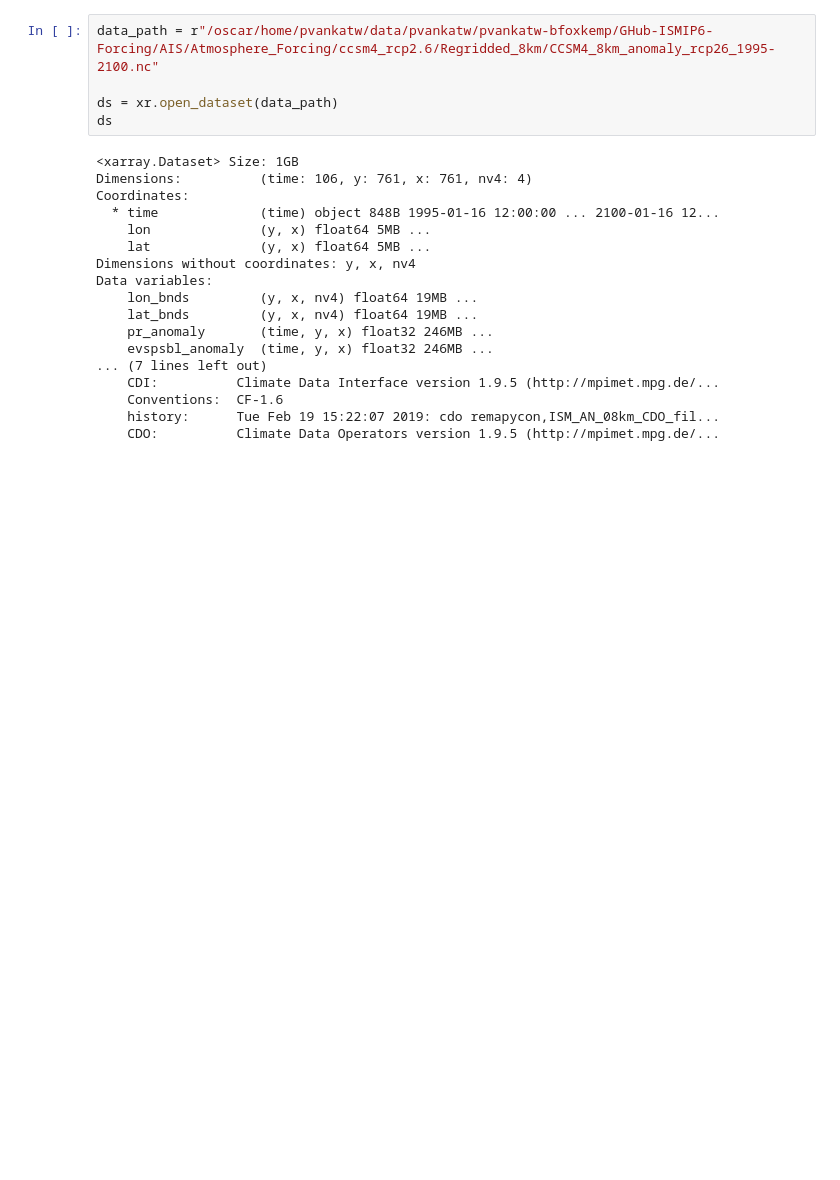
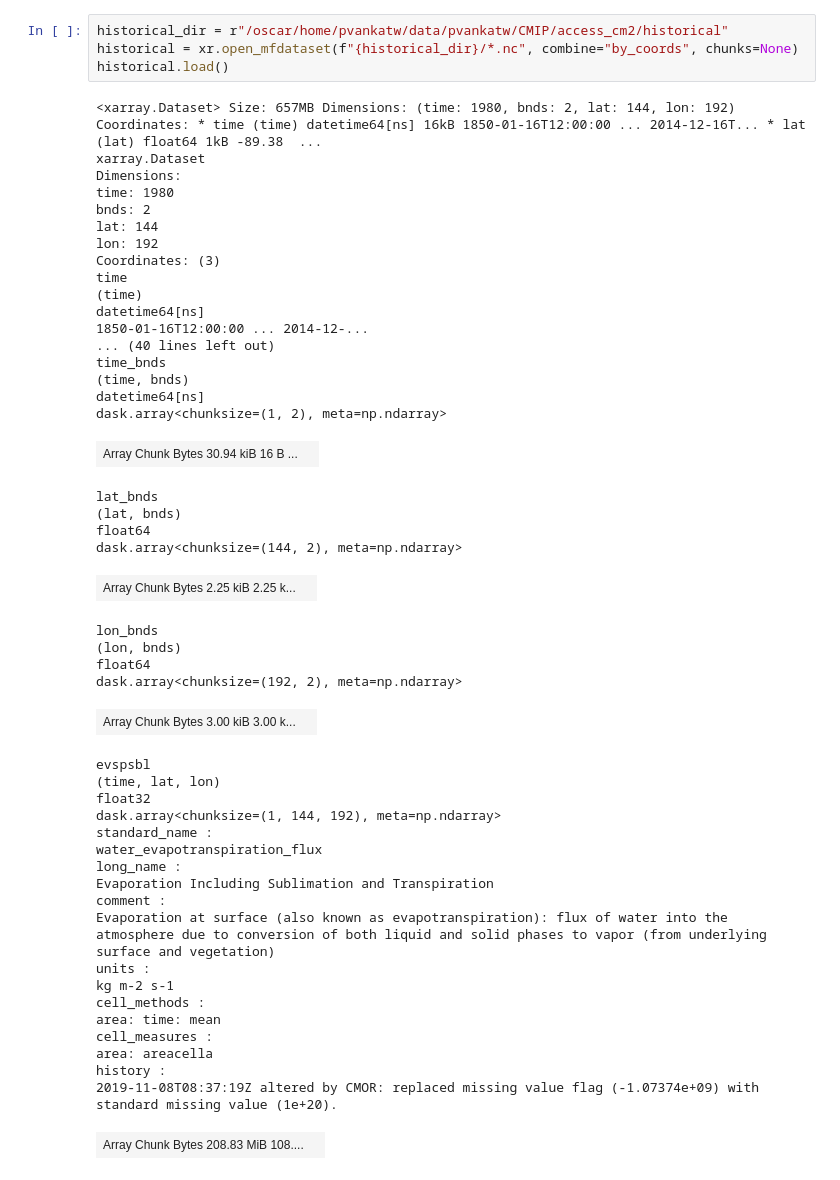
Before and after one commit to Brown-SciML/ise, a Jupyter notebook: main.ipynb, the cells around one changed output. Saved outputs shown, nothing was run; the diff lists cells and outputs as text; blank space fills up the shorter version.

Commit message:
after transitioning to CMIP directory

```diff
--- a/main.ipynb
+++ b/main.ipynb
@@ -127,23 +3,52 @@ ds_in_crns = ds_in.assign(lon_b=lon_corners, lat_b=lat_corners)
-# %%
-data_path = r"/oscar/home/pvankatw/data/pvankatw/pvankatw-bfoxkemp/GHub-ISMIP6-Forcing/AIS/Atmosphere_Forcing/ccsm4_rcp2.6/Regridded_8km/CCSM4_8km_anomaly_rcp26_1995-2100.nc"
-
-ds = xr.open_dataset(data_path)
-ds
-# %% [output]
-<xarray.Dataset> Size: 1GB
-Dimensions:          (time: 106, y: 761, x: 761, nv4: 4)
-Coordinates:
-  * time             (time) object 848B 1995-01-16 12:00:00 ... 2100-01-16 12...
-    lon              (y, x) float64 5MB ...
-    lat              (y, x) float64 5MB ...
-Dimensions without coordinates: y, x, nv4
-Data variables:
-    lon_bnds         (y, x, nv4) float64 19MB ...
-    lat_bnds         (y, x, nv4) float64 19MB ...
-    pr_anomaly       (time, y, x) float32 246MB ...
-    evspsbl_anomaly  (time, y, x) float32 246MB ...
-... (7 lines left out)
-    CDI:          Climate Data Interface version 1.9.5 (http://mpimet.mpg.de/...
-    Conventions:  CF-1.6
-    history:      Tue Feb 19 15:22:07 2019: cdo remapycon,ISM_AN_08km_CDO_fil...
-    CDO:          Climate Data Operators version 1.9.5 (http://mpimet.mpg.de/...
+# %%
+historical_dir = r"/oscar/home/pvankatw/data/pvankatw/CMIP/access_cm2/historical"
+historical = xr.open_mfdataset(f"{historical_dir}/*.nc", combine="by_coords", chunks=None)
+historical.load()
+# %% [output]
+<xarray.Dataset> Size: 657MB Dimensions: (time: 1980, bnds: 2, lat: 144, lon: 192) Coordinates: * time (time) datetime64[ns] 16kB 1850-01-16T12:00:00 ... 2014-12-16T... * lat (lat) float64 1kB -89.38  ...
+xarray.Dataset
+Dimensions:
+time: 1980
+bnds: 2
+lat: 144
+lon: 192
+Coordinates: (3)
+time
+(time)
+datetime64[ns]
+1850-01-16T12:00:00 ... 2014-12-...
+... (40 lines left out)
+time_bnds
+(time, bnds)
+datetime64[ns]
+dask.array<chunksize=(1, 2), meta=np.ndarray>
+| Array Chunk Bytes 30.94 kiB 16 B ... |  |
+lat_bnds
+(lat, bnds)
+float64
+dask.array<chunksize=(144, 2), meta=np.ndarray>
+| Array Chunk Bytes 2.25 kiB 2.25 k... |  |
+lon_bnds
+(lon, bnds)
+float64
+dask.array<chunksize=(192, 2), meta=np.ndarray>
+| Array Chunk Bytes 3.00 kiB 3.00 k... |  |
+evspsbl
+(time, lat, lon)
+float32
+dask.array<chunksize=(1, 144, 192), meta=np.ndarray>
+standard_name :
+water_evapotranspiration_flux
+long_name :
+Evaporation Including Sublimation and Transpiration
+comment :
+Evaporation at surface (also known as evapotranspiration): flux of water into the atmosphere due to conversion of both liquid and solid phases to vapor (from underlying surface and vegetation)
+units :
+kg m-2 s-1
+cell_methods :
+area: time: mean
+cell_measures :
+area: areacella
+history :
+2019-11-08T08:37:19Z altered by CMOR: replaced missing value flag (-1.07374e+09) with standard missing value (1e+20).
+| Array Chunk Bytes 208.83 MiB 108.... |  |
```
Also changed, not shown: parts of 21 cells of this notebook, 5 other files.
